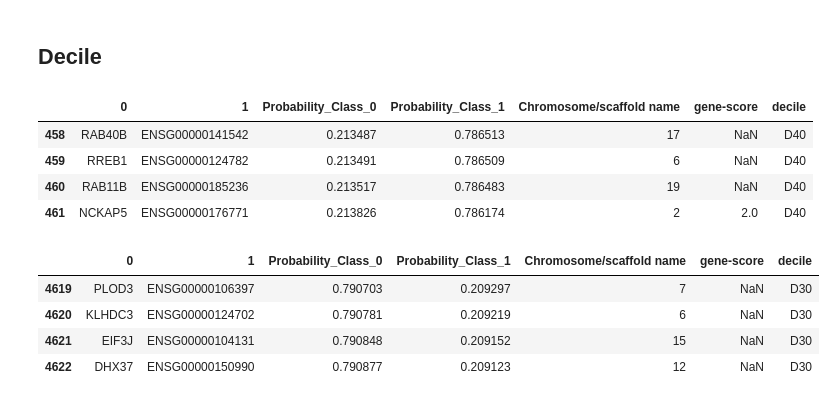
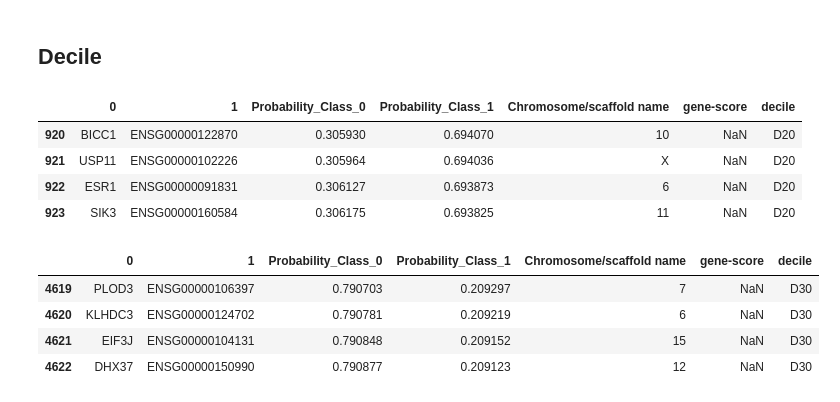
Before and after one commit to a59490/Tese_ASD_Gene_Pred, a Jupyter notebook: 5_Gene_Pred/Prot/Filter/CSV/Cr_or_Sc.ipynb, the cells around one changed output. Saved outputs shown, nothing was run; the diff lists cells and outputs as text; code cells hidden in the pictures.

```diff
--- a/5_Gene_Pred/Prot/Filter/CSV/Cr_or_Sc.ipynb
+++ b/5_Gene_Pred/Prot/Filter/CSV/Cr_or_Sc.ipynb
@@ -135,18 +174,17 @@ Name: count, Length: 17881, dtype: int64
 # %% [markdown]
 ## Decile
 # %%
-results['decile'] = pd.qcut(results['Probability_Class_1'], q=40, labels=['D{}'.format(i) for i in range(1, 41)])
+results['decile'] = pd.qcut(results['Probability_Class_1'], q=20, labels=['D{}'.format(i) for i in range(1, 21)])
 D1=results[results['decile']=='D1']
-D2=results[results['decile']=='D2']
-D40=results[results['decile']=='D40']
+D20=results[results['decile']=='D20']
 # %%
-D40.tail(4)
+D20.tail(4)
 # %% [output]
 |  | 0 | 1 | Probability_Class_0 | Probability_Class_1 | Chromosome/scaffold name | gene-score | decile |
-| 458 | RAB40B | ENSG00000141542 | 0.213487 | 0.786513 | 17 | NaN | D40 |
-| 459 | RREB1 | ENSG00000124782 | 0.213491 | 0.786509 | 6 | NaN | D40 |
-| 460 | RAB11B | ENSG00000185236 | 0.213517 | 0.786483 | 19 | NaN | D40 |
-| 461 | NCKAP5 | ENSG00000176771 | 0.213826 | 0.786174 | 2 | 2.0 | D40 |
+| 920 | BICC1 | ENSG00000122870 | 0.305930 | 0.694070 | 10 | NaN | D20 |
+| 921 | USP11 | ENSG00000102226 | 0.305964 | 0.694036 | X | NaN | D20 |
+| 922 | ESR1 | ENSG00000091831 | 0.306127 | 0.693873 | 6 | NaN | D20 |
+| 923 | SIK3 | ENSG00000160584 | 0.306175 | 0.693825 | 11 | NaN | D20 |
 # %%
 D30=results[results['decile']=='D30']
 D30.head(4)
```
Also changed, not shown: parts of 6 cells of this notebook, 20 other files.
